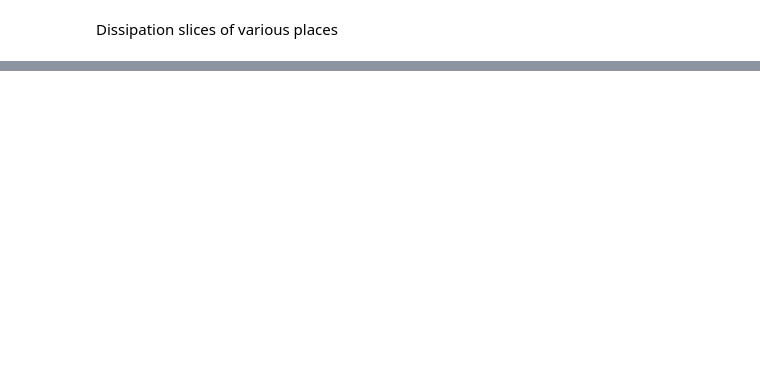
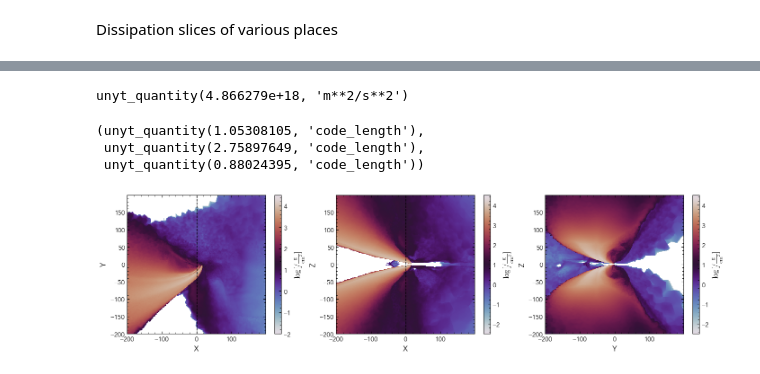
Before and after one commit to rich-tde/tde-shock-dissipation, a Jupyter notebook: notebooks/windstudy/0.1-tde-wind.ipynb, the cells around one changed output, grey strips where cells are left out. Saved outputs shown, nothing was run; the diff lists cells and outputs as text; code cells hidden in the pictures; blank space fills up the shorter version.

Commit message:
Initial commit of wind studies

```diff
--- a/notebooks/windstudy/0.1-tde-wind.ipynb
+++ b/notebooks/windstudy/0.1-tde-wind.ipynb
@@ -71,0 +26,16 @@ plt.show()
+# %%
+B = (
+    -u.G * 1e4 * richio.units.mscale / r
+    + 0.5 * (snap.vx**2 + snap.vy**2 + snap.vz**2)
+    + snap.sie
+    + (snap.P / snap.rho + snap.Erad / 3)
+)
+# %%
+vr = (snap.vx * X + snap.vy * Y + snap.vz * Z) / r
+# %%
+peri_wind_mask = (B > 0) & (X > 0) & (vr > 0)  # & (Z / r < 0.5)
+wind_mask = (B > 0) & (vr > 0)  # & (Z / r < 0.5)
+# %%
+B[peri_wind_mask].max()
+# %% [output]
+unyt_quantity(4.866279e+18, 'm**2/s**2')
@@ -71,0 +44,60 @@ plt.show()
+# %%
+(
+    X[peri_wind_mask][most_unbound_peri_wind],
+    Y[peri_wind_mask][most_unbound_peri_wind],
+    Z[peri_wind_mask][most_unbound_peri_wind],
+)
+# %% [output]
+(unyt_quantity(1.05308105, 'code_length'),
+ unyt_quantity(2.75897649, 'code_length'),
+ unyt_quantity(0.88024395, 'code_length'))
+# %%
+masked_density = snap.density
+masked_density[~wind_mask] = 0
+# %%
+fig, axes = plt.subplots(1, 3, figsize=(17, 4))
+
+ax, im, projected_data = snap.plots.projection(
+    data=masked_density,
+    res=512,
+    X="CMx",
+    Y="CMy",
+    Z="CMz",
+    plane="xy",
+    box_size=(-200, -200, -200, 200, 200, 200),
+    ax=axes[0],
+)
+axes[0].axvline(0, color="k", linestyle="--")
+axes[0].set_xlabel("X")
+axes[0].set_ylabel("Y")
+
+ax, im, projected_data = snap.plots.projection(
+    data=masked_density,
+    res=512,
+    X="CMx",
+    Y="CMy",
+    Z="CMz",
+    plane="xz",
+    box_size=(-200, -200, -200, 200, 200, 200),
+    ax=axes[1],
+)
+axes[1].axvline(0, color="k", linestyle="--")
+axes[1].set_xlabel("X")
+axes[1].set_ylabel("Z")
+
+ax, im, projected_data = snap.plots.projection(
+    data=masked_density,
+    res=512,
+    X="CMx",
+    Y="CMy",
+    Z="CMz",
+    plane="yz",
+    box_size=(-200, -200, -200, 200, 200, 200),
+    ax=axes[2],
+)
+axes[2].set_xlabel("Y")
+axes[2].set_ylabel("Z")
+
+plt.show()
+# %% [output]
+[figure, added]
```
Also changed, not shown: parts of 13 cells of this notebook.
